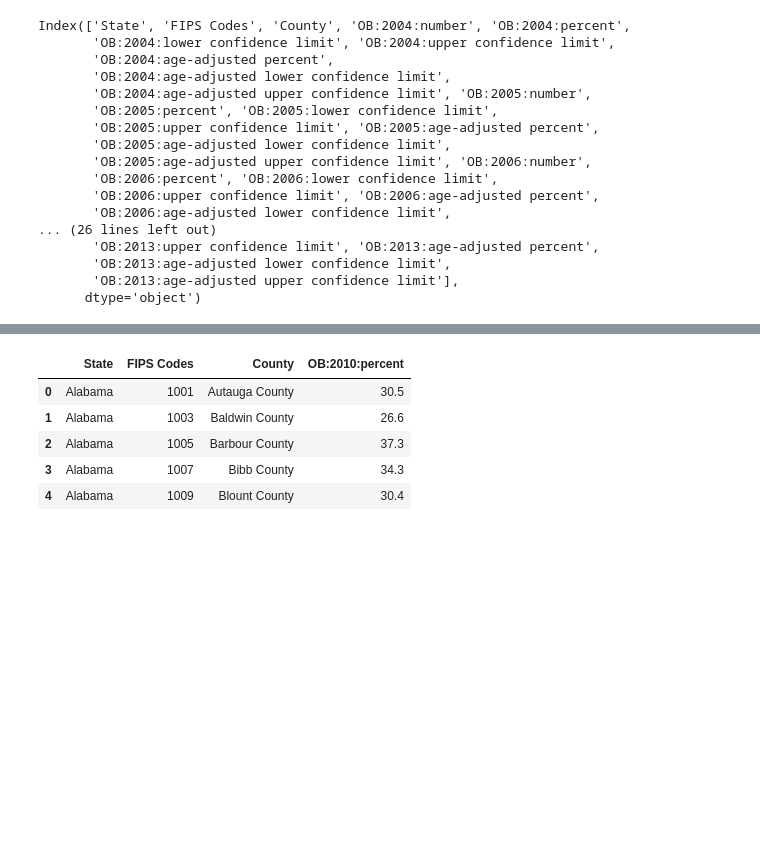
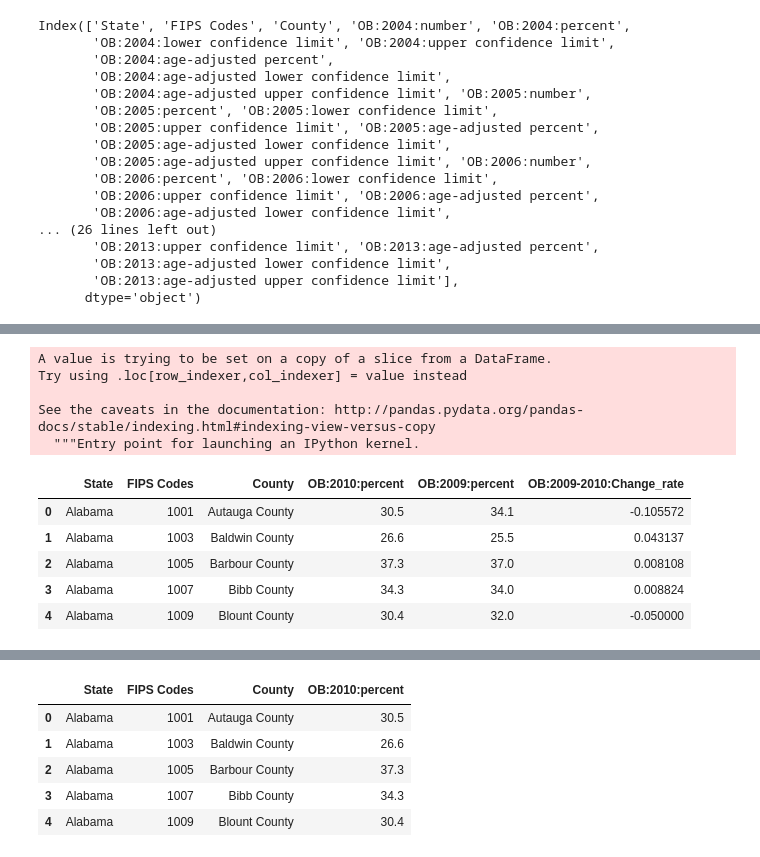
Before and after one commit to lbordz/diabetes-rates-prediction, a Jupyter notebook: data_cleaning/A-Obtaining_Data-6-obesity.ipynb, the cells around one changed output, grey strips where cells are left out. Drawn from its saved outputs; the diff is of its cells as text; code cells hidden in the pictures; blank space fills up the shorter version.

Commit message:
adding obesity change rate 2009-2010

```diff
--- a/data_cleaning/A-Obtaining_Data-6-obesity.ipynb
+++ b/data_cleaning/A-Obtaining_Data-6-obesity.ipynb
@@ -103,0 +143,3 @@ Index(['State', 'FIPS Codes', 'County', 'OB:2004:number', 'OB:2004:percent',
+# %%
+ob2['OB:2010:percent'] = pd.to_numeric(ob2['OB:2010:percent'], errors = 'coerce')
+ob2['OB:2009:percent'] = pd.to_numeric(ob2['OB:2009:percent'], errors = 'coerce')
@@ -103,0 +156,17 @@ Index(['State', 'FIPS Codes', 'County', 'OB:2004:number', 'OB:2004:percent',
+# %%
+ob2['OB:2009-2010:Change_rate'] = ( ob2['OB:2010:percent'] - ob2['OB:2009:percent'] ) / ob2['OB:2009:percent']
+# %% [output]
+A value is trying to be set on a copy of a slice from a DataFrame.
+Try using .loc[row_indexer,col_indexer] = value instead
+
+See the caveats in the documentation: http://pandas.pydata.org/pandas-docs/stable/indexing.html#indexing-view-versus-copy
+  """Entry point for launching an IPython kernel.
+# %%
+ob2.head()
+# %% [output]
+|  | State | FIPS Codes | County | OB:2010:percent | OB:2009:percent | OB:2009-2010:Change_rate |
+| 0 | Alabama | 1001 | Autauga County | 30.5 | 34.1 | -0.105572 |
+| 1 | Alabama | 1003 | Baldwin County | 26.6 | 25.5 | 0.043137 |
+| 2 | Alabama | 1005 | Barbour County | 37.3 | 37.0 | 0.008108 |
+| 3 | Alabama | 1007 | Bibb County | 34.3 | 34.0 | 0.008824 |
+| 4 | Alabama | 1009 | Blount County | 30.4 | 32.0 | -0.050000 |
```
Also changed, not shown: parts of 14 cells of this notebook.
